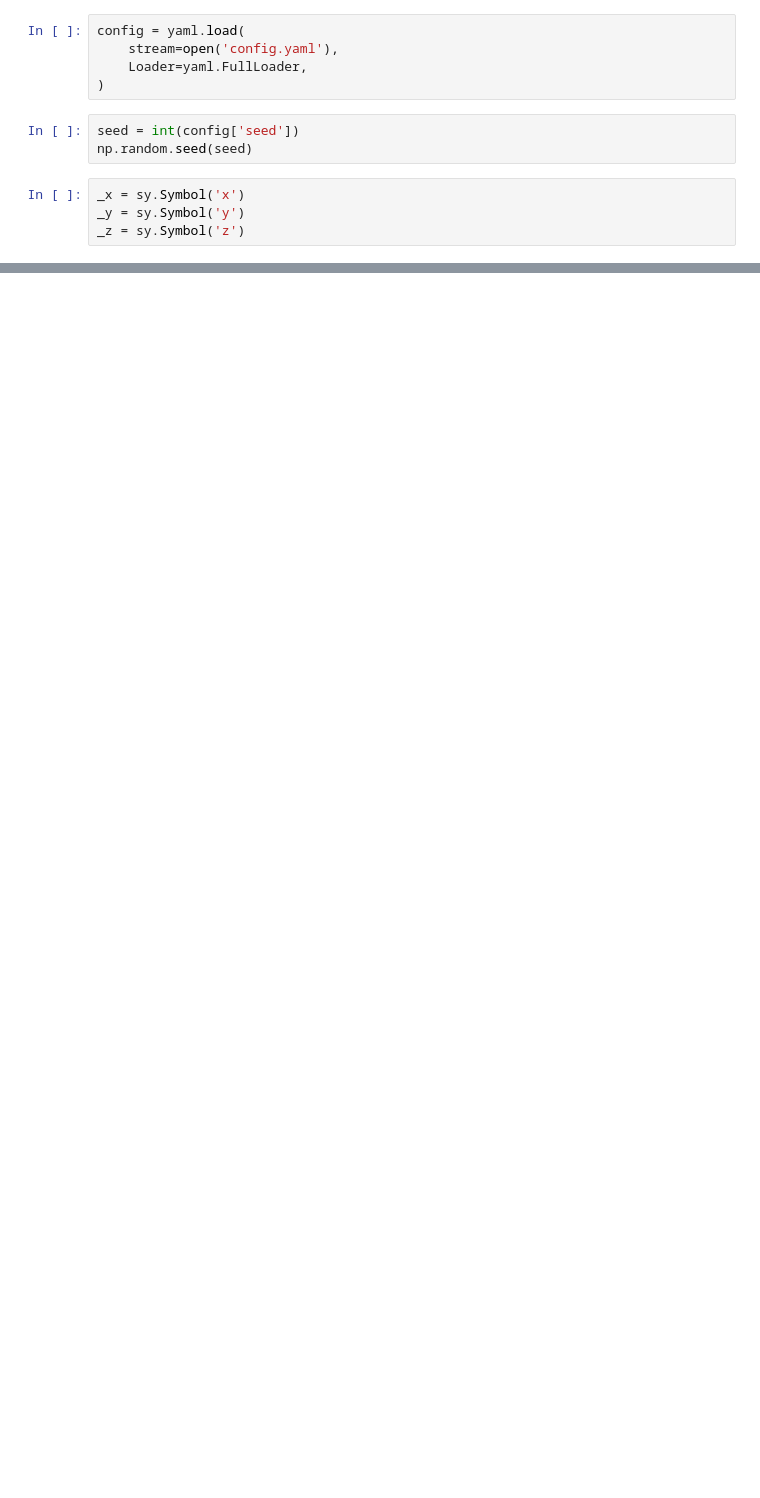
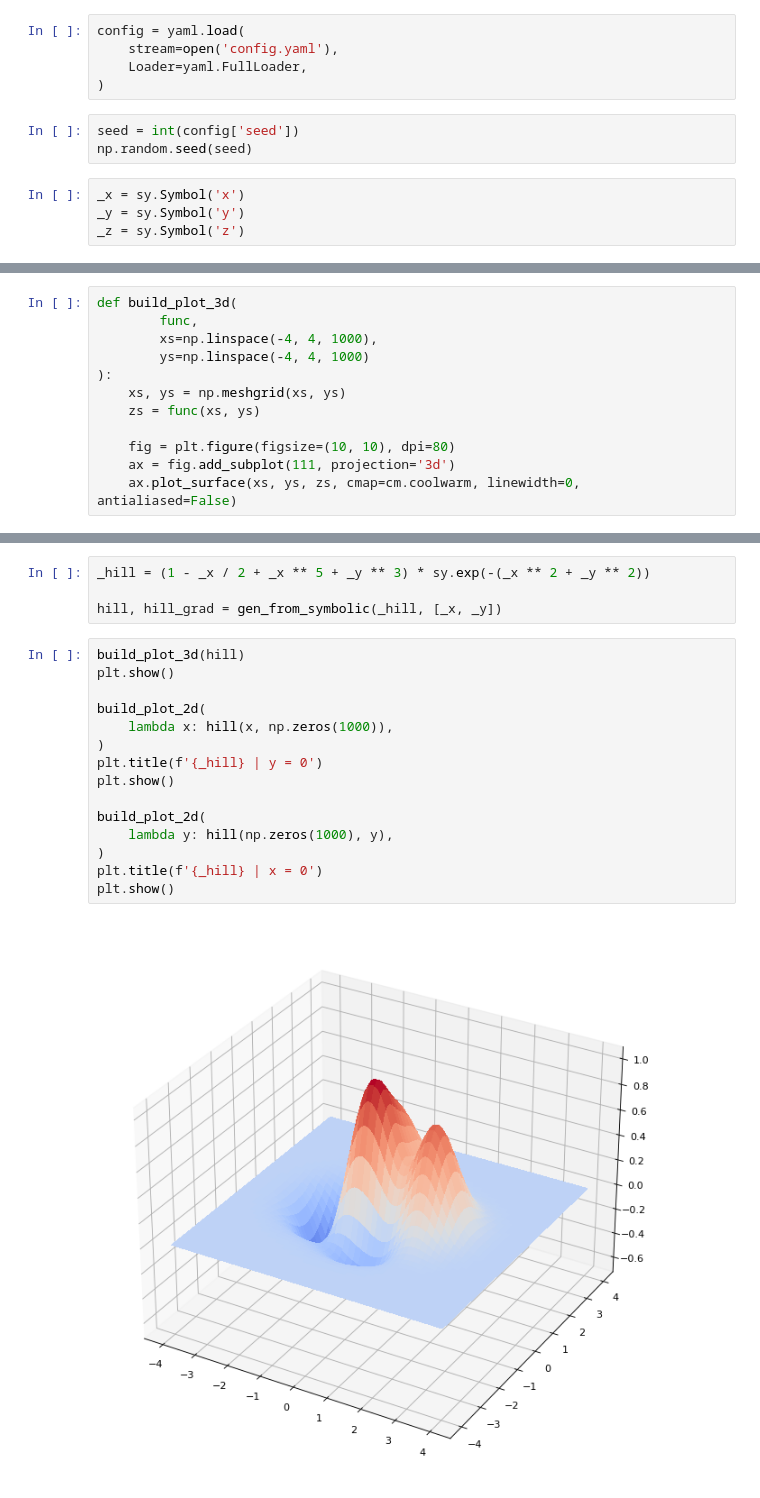
Before and after one commit to IvanMaslov/MethOptLab1, a Jupyter notebook: 01_gradient.ipynb, the cells around one changed output, grey strips where cells are left out. Cells and saved outputs as stored; diff of their text form; blank space fills up the shorter version.

```diff
--- a/01_gradient.ipynb
+++ b/01_gradient.ipynb
@@ -77,0 +55,12 @@ plt.show()
+# %%
+def build_plot_3d(
+        func,
+        xs=np.linspace(-4, 4, 1000),
+        ys=np.linspace(-4, 4, 1000)
+):
+    xs, ys = np.meshgrid(xs, ys)
+    zs = func(xs, ys)
+
+    fig = plt.figure(figsize=(10, 10), dpi=80)
+    ax = fig.add_subplot(111, projection='3d')
+    ax.plot_surface(xs, ys, zs, cmap=cm.coolwarm, linewidth=0, antialiased=False)
@@ -77,0 +83,21 @@ plt.show()
+# %%
+_hill = (1 - _x / 2 + _x ** 5 + _y ** 3) * sy.exp(-(_x ** 2 + _y ** 2))
+
+hill, hill_grad = gen_from_symbolic(_hill, [_x, _y])
+# %%
+build_plot_3d(hill)
+plt.show()
+
+build_plot_2d(
+    lambda x: hill(x, np.zeros(1000)),
+)
+plt.title(f'{_hill} | y = 0')
+plt.show()
+
+build_plot_2d(
+    lambda y: hill(np.zeros(1000), y),
+)
+plt.title(f'{_hill} | x = 0')
+plt.show()
+# %% [output]
+[figure, added]
```
Also changed, not shown: parts of 45 cells of this notebook, 2 other files.
